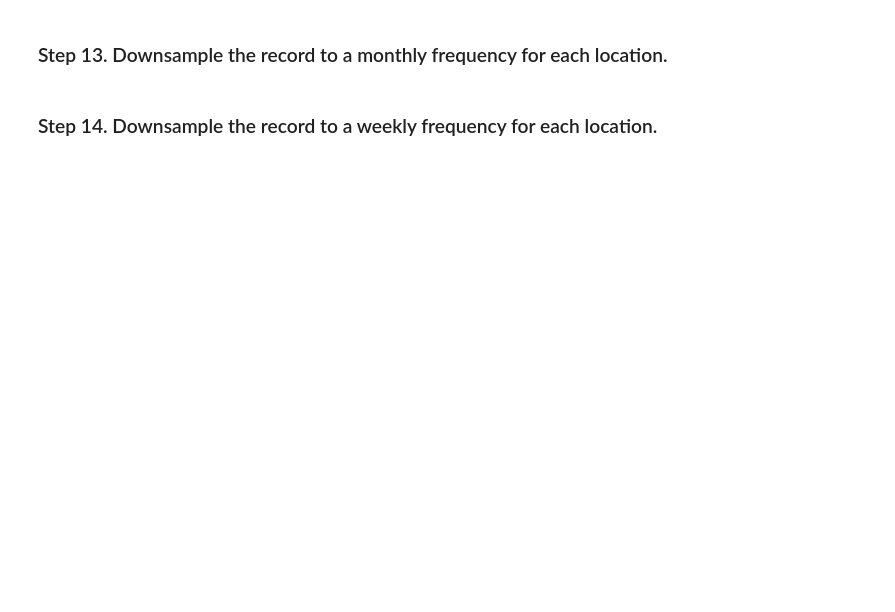
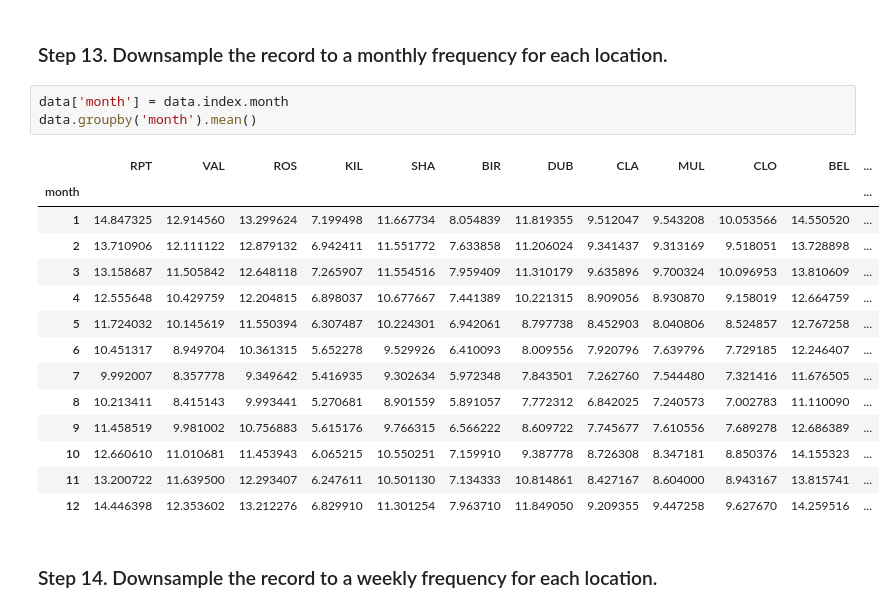
Before and after one commit to WHW-HAHA/Python-Data-Analysis, a Jupyter notebook: Pandas/06_Stats/Wind_Stats/Exercises.ipynb, the cells around one changed output. Drawn from its saved outputs; the diff is of its cells as text; blank space fills up the shorter version.

```diff
--- a/Pandas/06_Stats/Wind_Stats/Exercises.ipynb
+++ b/Pandas/06_Stats/Wind_Stats/Exercises.ipynb
@@ -229,5 +229,23 @@ data.groupby('year').mean()
 | 1978 | 12.504356 | 11.044274 | 11.380000 | 6.082356 | 10.167233 | 7.650658 | 9.489342 | 8.800466 | 9.089753 | 8.301699 | 12.967397 | ... |
 # %% [markdown]
 ### Step 13. Downsample the record to a monthly frequency for each location.
+# %%
+data['month'] = data.index.month
+data.groupby('month').mean()
+# %% [output]
+|  | RPT | VAL | ROS | KIL | SHA | BIR | DUB | CLA | MUL | CLO | BEL | ... |
+| month |  |  |  |  |  |  |  |  |  |  |  | ... |
+| 1 | 14.847325 | 12.914560 | 13.299624 | 7.199498 | 11.667734 | 8.054839 | 11.819355 | 9.512047 | 9.543208 | 10.053566 | 14.550520 | ... |
+| 2 | 13.710906 | 12.111122 | 12.879132 | 6.942411 | 11.551772 | 7.633858 | 11.206024 | 9.341437 | 9.313169 | 9.518051 | 13.728898 | ... |
+| 3 | 13.158687 | 11.505842 | 12.648118 | 7.265907 | 11.554516 | 7.959409 | 11.310179 | 9.635896 | 9.700324 | 10.096953 | 13.810609 | ... |
+| 4 | 12.555648 | 10.429759 | 12.204815 | 6.898037 | 10.677667 | 7.441389 | 10.221315 | 8.909056 | 8.930870 | 9.158019 | 12.664759 | ... |
+| 5 | 11.724032 | 10.145619 | 11.550394 | 6.307487 | 10.224301 | 6.942061 | 8.797738 | 8.452903 | 8.040806 | 8.524857 | 12.767258 | ... |
+| 6 | 10.451317 | 8.949704 | 10.361315 | 5.652278 | 9.529926 | 6.410093 | 8.009556 | 7.920796 | 7.639796 | 7.729185 | 12.246407 | ... |
+| 7 | 9.992007 | 8.357778 | 9.349642 | 5.416935 | 9.302634 | 5.972348 | 7.843501 | 7.262760 | 7.544480 | 7.321416 | 11.676505 | ... |
+| 8 | 10.213411 | 8.415143 | 9.993441 | 5.270681 | 8.901559 | 5.891057 | 7.772312 | 6.842025 | 7.240573 | 7.002783 | 11.110090 | ... |
+| 9 | 11.458519 | 9.981002 | 10.756883 | 5.615176 | 9.766315 | 6.566222 | 8.609722 | 7.745677 | 7.610556 | 7.689278 | 12.686389 | ... |
+| 10 | 12.660610 | 11.010681 | 11.453943 | 6.065215 | 10.550251 | 7.159910 | 9.387778 | 8.726308 | 8.347181 | 8.850376 | 14.155323 | ... |
+| 11 | 13.200722 | 11.639500 | 12.293407 | 6.247611 | 10.501130 | 7.134333 | 10.814861 | 8.427167 | 8.604000 | 8.943167 | 13.815741 | ... |
+| 12 | 14.446398 | 12.353602 | 13.212276 | 6.829910 | 11.301254 | 7.963710 | 11.849050 | 9.209355 | 9.447258 | 9.627670 | 14.259516 | ... |
 # %% [markdown]
 ### Step 14. Downsample the record to a weekly frequency for each location.
```
Also changed, not shown: parts of 2 cells of this notebook.
